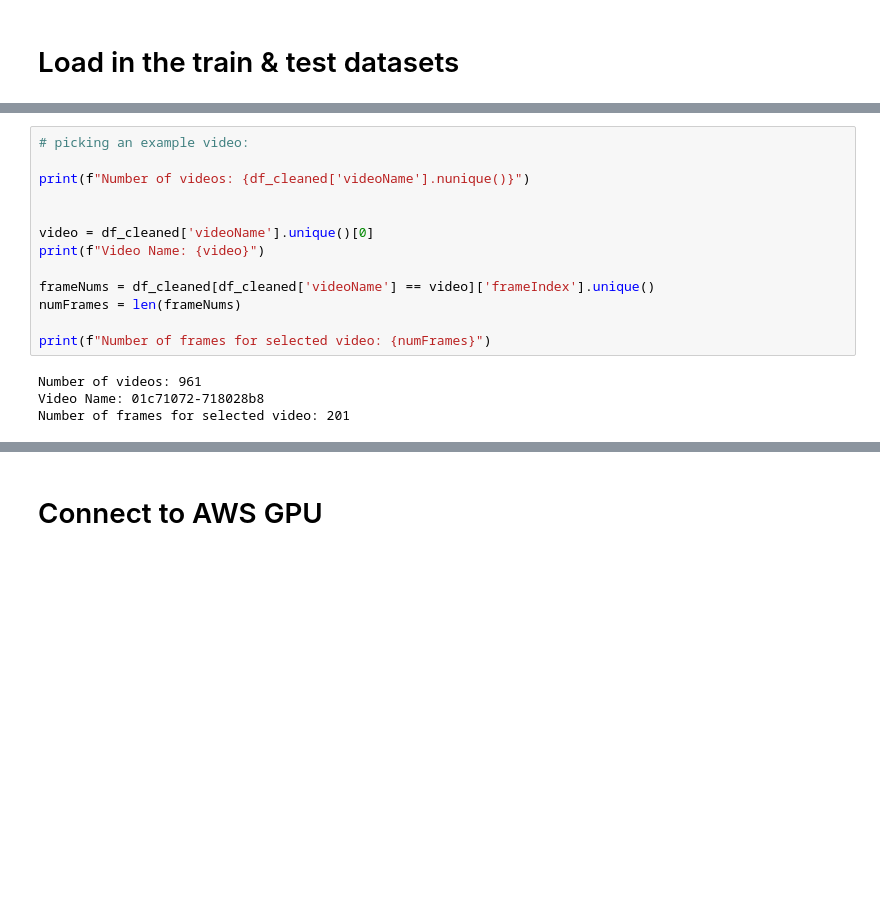
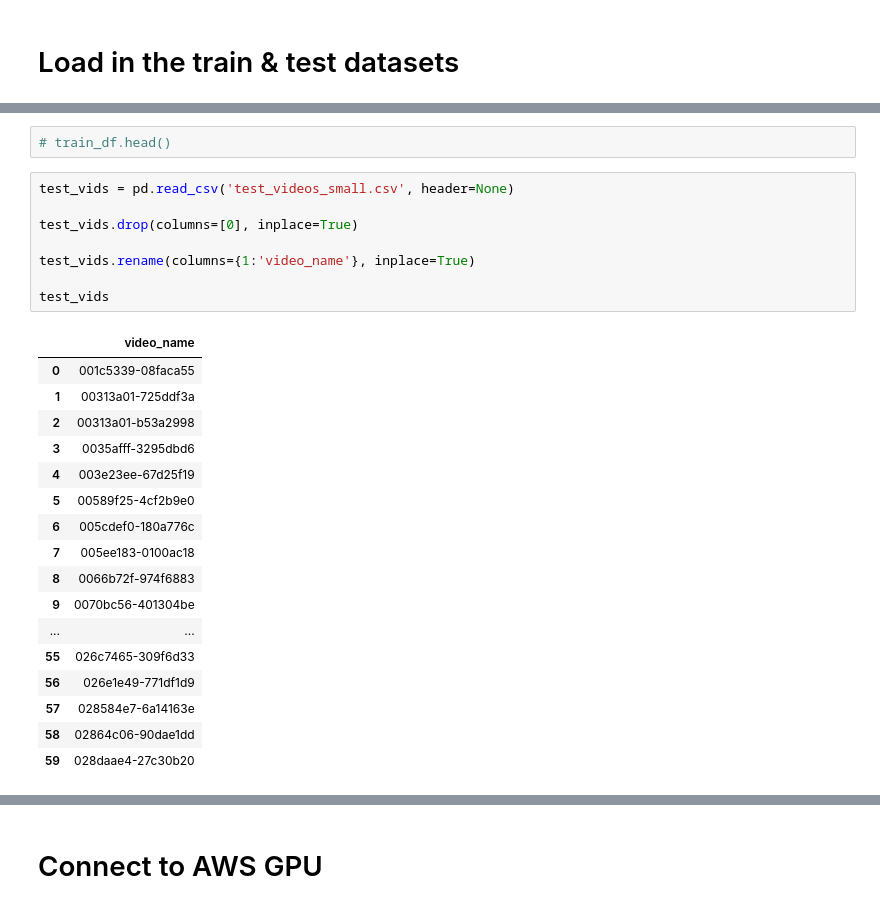
Before and after one commit to lancetan321/ESE546_final_project, a Jupyter notebook: yolo.ipynb, the cells around one changed output, grey strips where cells are left out. Saved outputs shown, nothing was run; the diff lists cells and outputs as text; blank space fills up the shorter version.

```diff
--- a/yolo.ipynb
+++ b/yolo.ipynb
@@ -58,17 +49,28 @@ train_df.head()
-# %%
-# picking an example video:
-
-print(f"Number of videos: {df_cleaned['videoName'].nunique()}")
-
-
-video = df_cleaned['videoName'].unique()[0]
-print(f"Video Name: {video}")
-
-frameNums = df_cleaned[df_cleaned['videoName'] == video]['frameIndex'].unique()
-numFrames = len(frameNums)
-
-print(f"Number of frames for selected video: {numFrames}")
-# %% [output]
-Number of videos: 961
-Video Name: 01c71072-718028b8
-Number of frames for selected video: 201
+# %%
+# train_df.head()
+# %%
+test_vids = pd.read_csv('test_videos_small.csv', header=None)
+
+test_vids.drop(columns=[0], inplace=True)
+
+test_vids.rename(columns={1:'video_name'}, inplace=True)
+
+test_vids
+# %% [output]
+|  | video_name |
+| 0 | 001c5339-08faca55 |
+| 1 | 00313a01-725ddf3a |
+| 2 | 00313a01-b53a2998 |
+| 3 | 0035afff-3295dbd6 |
+| 4 | 003e23ee-67d25f19 |
+| 5 | 00589f25-4cf2b9e0 |
+| 6 | 005cdef0-180a776c |
+| 7 | 005ee183-0100ac18 |
+| 8 | 0066b72f-974f6883 |
+| 9 | 0070bc56-401304be |
+| ... | ... |
+| 55 | 026c7465-309f6d33 |
+| 56 | 026e1e49-771df1d9 |
+| 57 | 028584e7-6a14163e |
+| 58 | 02864c06-90dae1dd |
+| 59 | 028daae4-27c30b20 |
```
Also changed, not shown: parts of 14 cells of this notebook.
